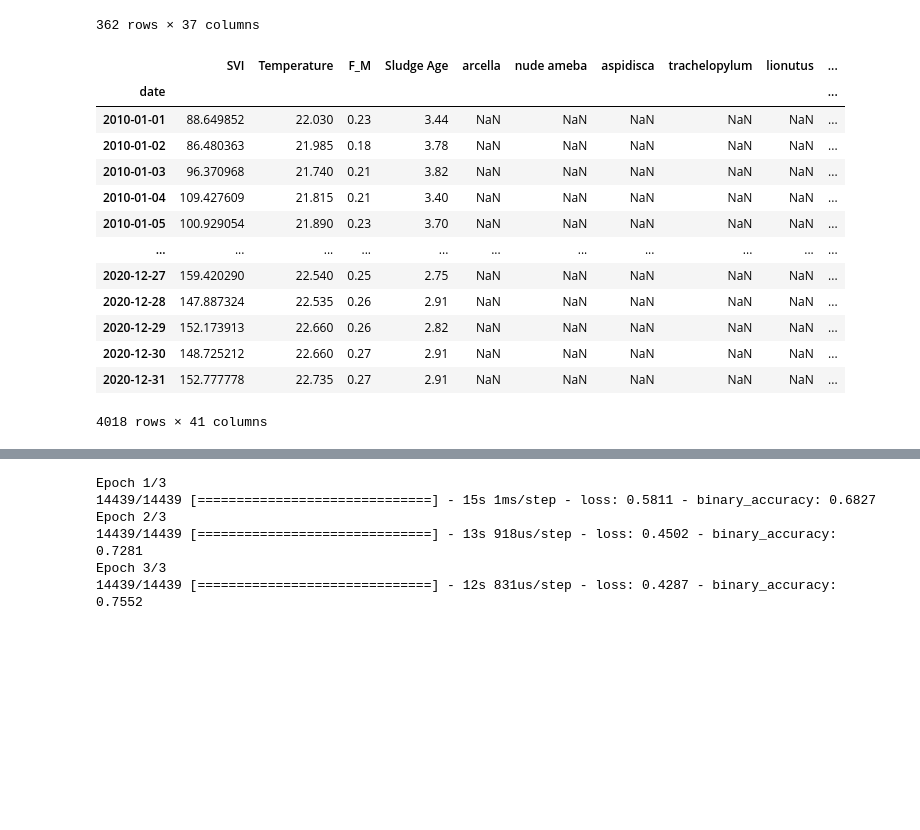
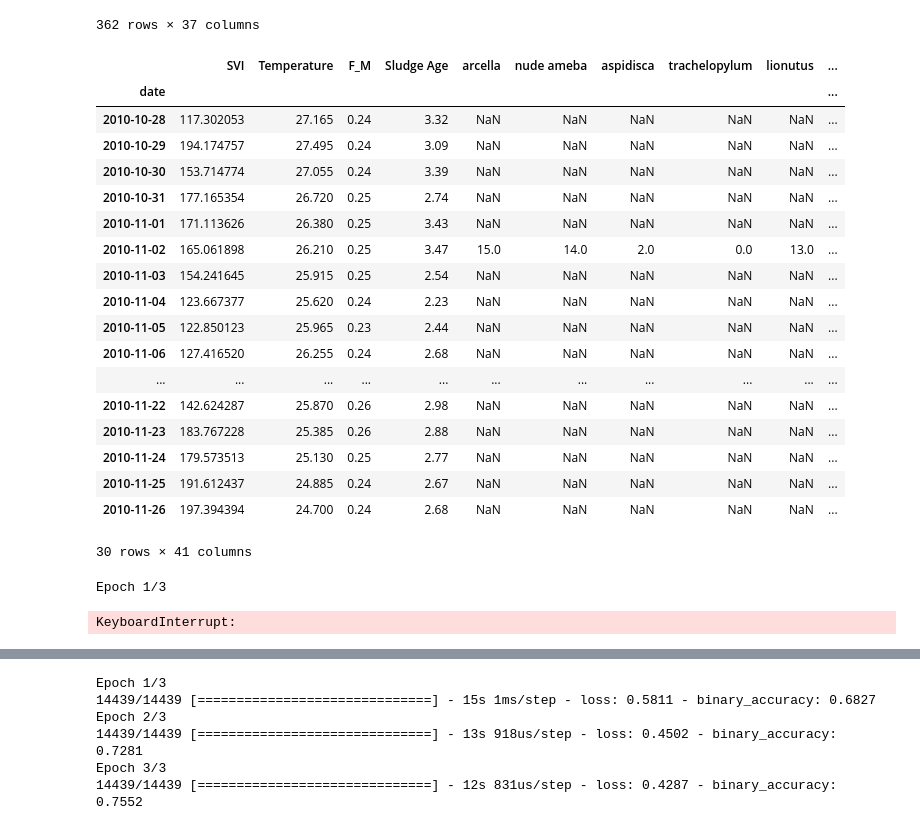
Before and after one commit to efratkohen/Project, a Jupyter notebook: Join all tables and run LSTM model.ipynb, the cells around one changed output, grey strips where cells are left out. Saved outputs shown, nothing was run; the diff lists cells and outputs as text; code cells hidden in the pictures; blank space fills up the shorter version.

```diff
--- a/Join all tables and run LSTM model.ipynb
+++ b/Join all tables and run LSTM model.ipynb
@@ -148,19 +149,24 @@ for i in range(4):
     join = pd.concat([reactor_list[i], micro_list[i]], axis=1)
     join_list.append(join)
 # %%
-join_list[1]
+join_list[0]
 # %% [output]
 |  | SVI | Temperature | F_M | Sludge Age | arcella | nude ameba | aspidisca | trachelopylum | lionutus | ... |
 | date |  |  |  |  |  |  |  |  |  | ... |
-| 2010-01-01 | 88.649852 | 22.030 | 0.23 | 3.44 | NaN | NaN | NaN | NaN | NaN | ... |
-| 2010-01-02 | 86.480363 | 21.985 | 0.18 | 3.78 | NaN | NaN | NaN | NaN | NaN | ... |
-| 2010-01-03 | 96.370968 | 21.740 | 0.21 | 3.82 | NaN | NaN | NaN | NaN | NaN | ... |
-| 2010-01-04 | 109.427609 | 21.815 | 0.21 | 3.40 | NaN | NaN | NaN | NaN | NaN | ... |
-| 2010-01-05 | 100.929054 | 21.890 | 0.23 | 3.70 | NaN | NaN | NaN | NaN | NaN | ... |
+| 2010-10-28 | 117.302053 | 27.165 | 0.24 | 3.32 | NaN | NaN | NaN | NaN | NaN | ... |
+| 2010-10-29 | 194.174757 | 27.495 | 0.24 | 3.09 | NaN | NaN | NaN | NaN | NaN | ... |
+| 2010-10-30 | 153.714774 | 27.055 | 0.24 | 3.39 | NaN | NaN | NaN | NaN | NaN | ... |
+| 2010-10-31 | 177.165354 | 26.720 | 0.25 | 2.74 | NaN | NaN | NaN | NaN | NaN | ... |
+| 2010-11-01 | 171.113626 | 26.380 | 0.25 | 3.43 | NaN | NaN | NaN | NaN | NaN | ... |
+| 2010-11-02 | 165.061898 | 26.210 | 0.25 | 3.47 | 15.0 | 14.0 | 2.0 | 0.0 | 13.0 | ... |
+| 2010-11-03 | 154.241645 | 25.915 | 0.25 | 2.54 | NaN | NaN | NaN | NaN | NaN | ... |
+| 2010-11-04 | 123.667377 | 25.620 | 0.24 | 2.23 | NaN | NaN | NaN | NaN | NaN | ... |
+| 2010-11-05 | 122.850123 | 25.965 | 0.23 | 2.44 | NaN | NaN | NaN | NaN | NaN | ... |
+| 2010-11-06 | 127.416520 | 26.255 | 0.24 | 2.68 | NaN | NaN | NaN | NaN | NaN | ... |
 | ... | ... | ... | ... | ... | ... | ... | ... | ... | ... | ... |
-| 2020-12-27 | 159.420290 | 22.540 | 0.25 | 2.75 | NaN | NaN | NaN | NaN | NaN | ... |
-| 2020-12-28 | 147.887324 | 22.535 | 0.26 | 2.91 | NaN | NaN | NaN | NaN | NaN | ... |
-| 2020-12-29 | 152.173913 | 22.660 | 0.26 | 2.82 | NaN | NaN | NaN | NaN | NaN | ... |
-| 2020-12-30 | 148.725212 | 22.660 | 0.27 | 2.91 | NaN | NaN | NaN | NaN | NaN | ... |
-| 2020-12-31 | 152.777778 | 22.735 | 0.27 | 2.91 | NaN | NaN | NaN | NaN | NaN | ... |
+| 2010-11-22 | 142.624287 | 25.870 | 0.26 | 2.98 | NaN | NaN | NaN | NaN | NaN | ... |
+| 2010-11-23 | 183.767228 | 25.385 | 0.26 | 2.88 | NaN | NaN | NaN | NaN | NaN | ... |
+| 2010-11-24 | 179.573513 | 25.130 | 0.25 | 2.77 | NaN | NaN | NaN | NaN | NaN | ... |
+| 2010-11-25 | 191.612437 | 24.885 | 0.24 | 2.67 | NaN | NaN | NaN | NaN | NaN | ... |
+| 2010-11-26 | 197.394394 | 24.700 | 0.24 | 2.68 | NaN | NaN | NaN | NaN | NaN | ... |
-4018 rows × 41 columns
+30 rows × 41 columns
@@ -168,0 +179,17 @@ X, Y = km.create_join_x_y_arr(join_list, n_steps_in=7, binary=True)
+# %%
+Xtrain, Xtest, ytrain, ytest = train_test_split(X_normalize, Y_normalize, test_size=0.10, random_state=42)
+model = Sequential()
+model.add(LSTM(units=50, activation='relu', name='first_lstm', recurrent_dropout=0.1, input_shape=(Xtrain.shape[1], Xtrain.shape[2])))
+model.add(Dense(25, activation='relu'))
+model.add(Dense(1, activation="sigmoid"))
+model.compile(optimizer='adam', loss='binary_crossentropy',
+              metrics=[keras.metrics.BinaryAccuracy(name='binary_accuracy', dtype=None, threshold=0.5)])
+model.fit(Xtrain, ytrain, epochs=3, batch_size=10, shuffle=True)
+
+Yhat, Ytest = km.evaluate(model, Xtest, ytest, scalers, binary=True)
+y_real = Ytest.astype(int)
+threshold = threshold_for_max_f1(y_real, Yhat)
+y_predict = np.where(Yhat > threshold, 1, 0).astype(int)
+# %% [output]
+Epoch 1/3
+KeyboardInterrupt:
```
Also changed, not shown: parts of 14 cells of this notebook, 10 other files.
